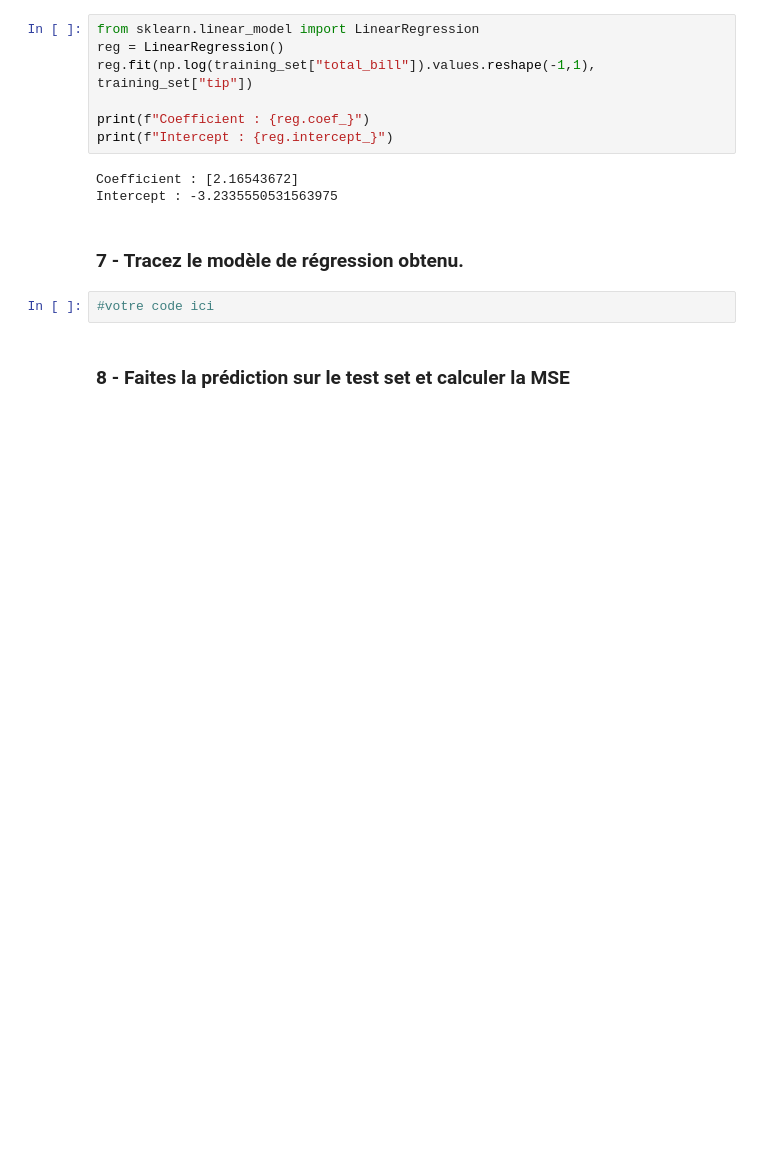
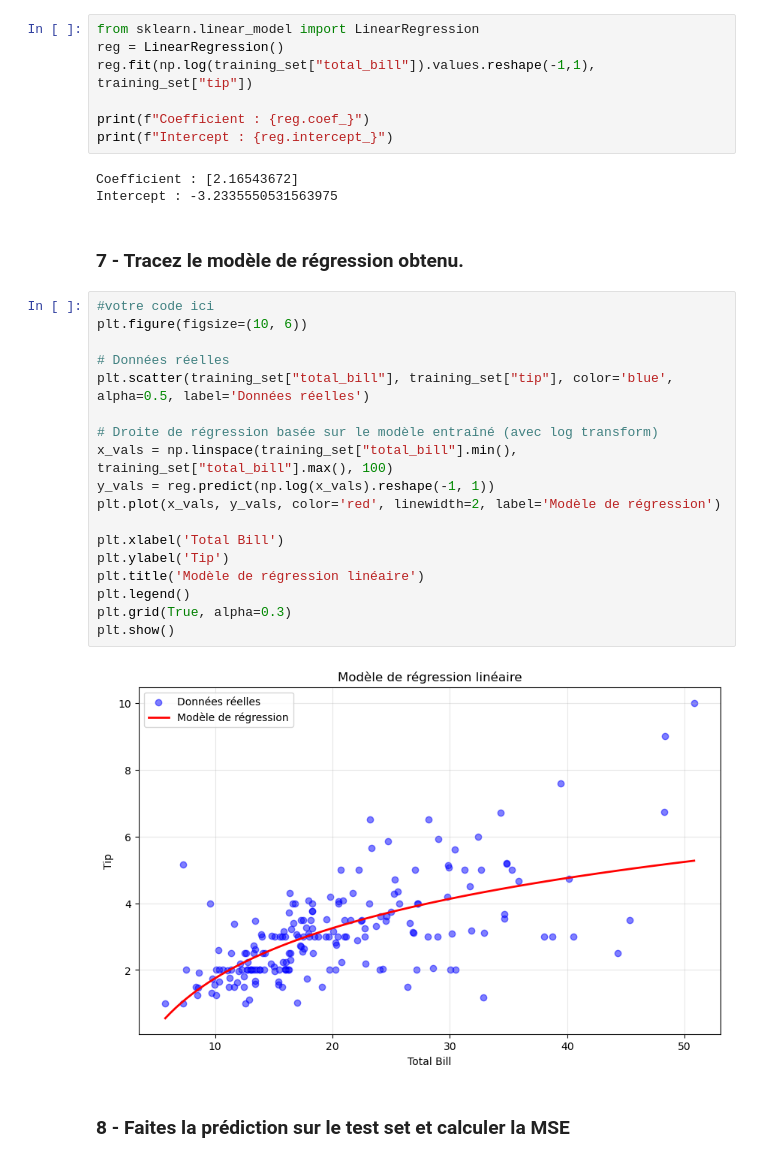
Before and after one commit to ARTY-cpu/NoteBook-TP3-ML, a Jupyter notebook: Regression_Linéaire_étudiants.ipynb, the cells around one changed output. Saved outputs shown, nothing was run; the diff lists cells and outputs as text; blank space fills up the shorter version.

```diff
--- a/Regression_Linéaire_étudiants.ipynb
+++ b/Regression_Linéaire_étudiants.ipynb
@@ -325,6 +321,24 @@ Intercept : -3.2335550531563975
 ### 7 - Tracez le modèle de régression obtenu.
 # %%
 #votre code ici
+plt.figure(figsize=(10, 6))
+
+# Données réelles
+plt.scatter(training_set["total_bill"], training_set["tip"], color='blue', alpha=0.5, label='Données réelles')
+
+# Droite de régression basée sur le modèle entraîné (avec log transform)
+x_vals = np.linspace(training_set["total_bill"].min(), training_set["total_bill"].max(), 100)
+y_vals = reg.predict(np.log(x_vals).reshape(-1, 1))
+plt.plot(x_vals, y_vals, color='red', linewidth=2, label='Modèle de régression')
+
+plt.xlabel('Total Bill')
+plt.ylabel('Tip')
+plt.title('Modèle de régression linéaire')
+plt.legend()
+plt.grid(True, alpha=0.3)
+plt.show()
+# %% [output]
+[figure, added]
 # %% [markdown]
 ### 8 - Faites la prédiction sur le test set et calculer la MSE
 # %%
```
Also changed, not shown: parts of 5 cells of this notebook.
